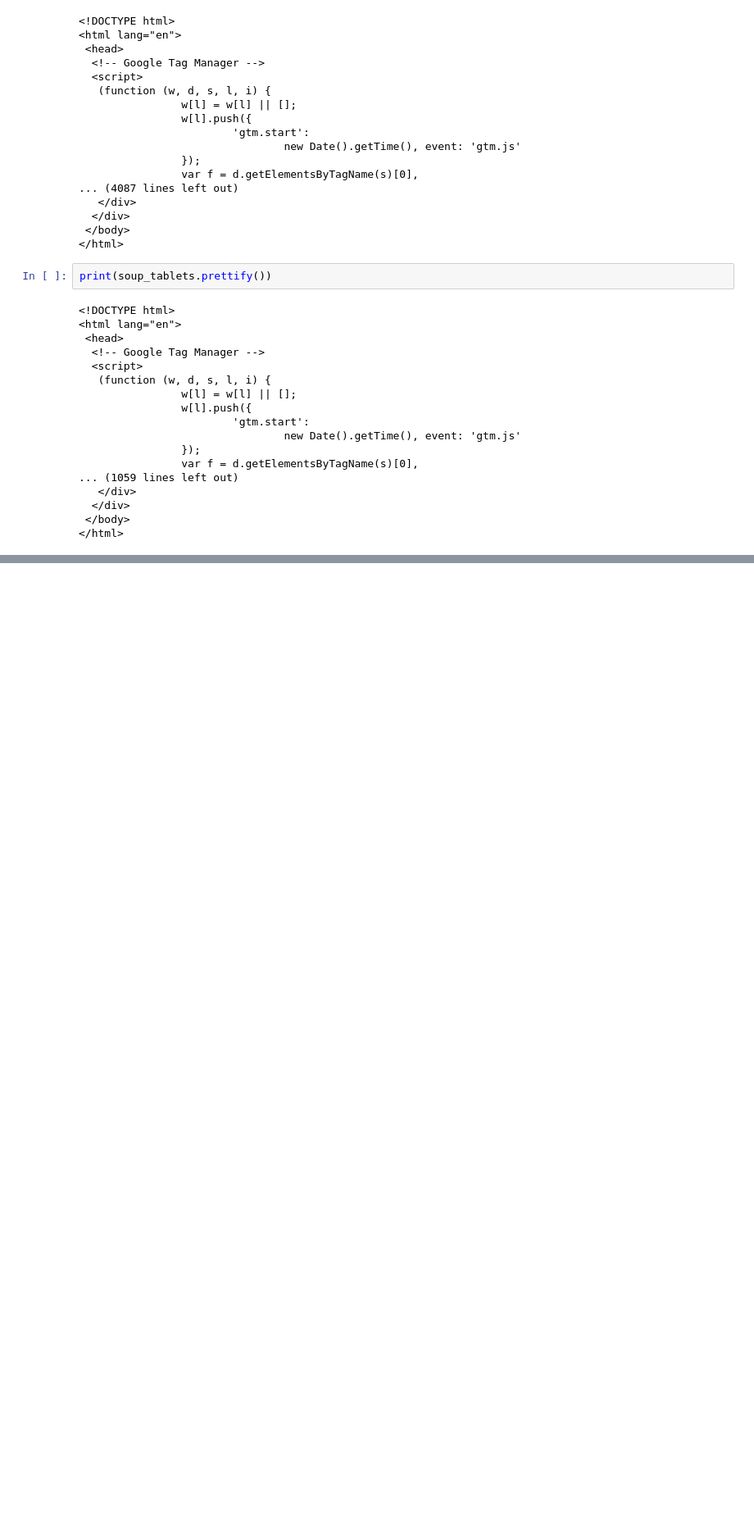
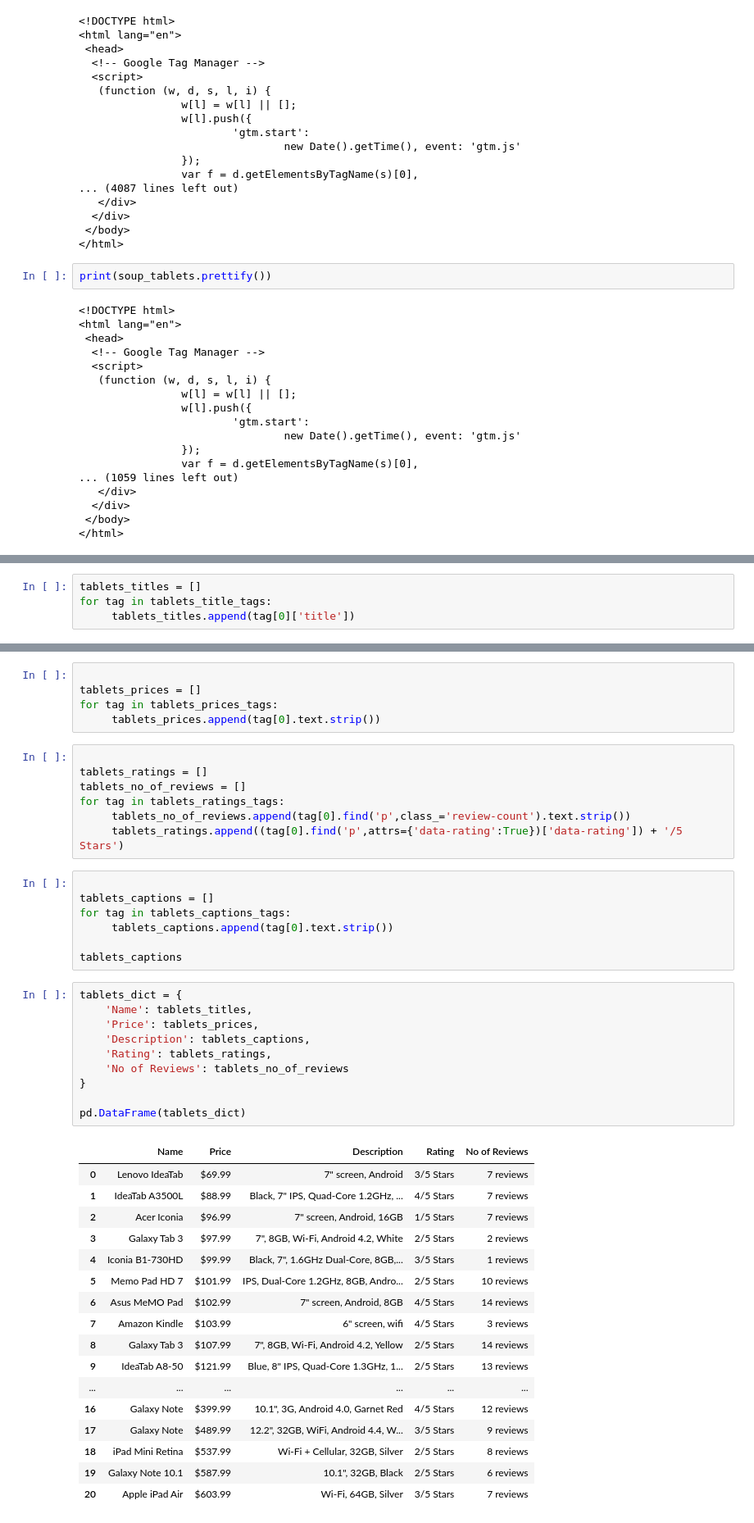
Before and after one commit to chiragooner/WebScraping, a Jupyter notebook: scrape.ipynb, the cells around one changed output, grey strips where cells are left out. Shown at 82% size. Saved outputs shown, nothing was run; the diff lists cells and outputs as text; blank space fills up the shorter version.

```diff
--- a/scrape.ipynb
+++ b/scrape.ipynb
@@ -246,0 +285,4 @@ laptops_title_tags
+# %%
+tablets_titles = []
+for tag in tablets_title_tags:
+     tablets_titles.append(tag[0]['title'])
@@ -246,0 +307,47 @@ laptops_title_tags
+# %%
+
+tablets_prices = []
+for tag in tablets_prices_tags:
+     tablets_prices.append(tag[0].text.strip())
+# %%
+
+tablets_ratings = []
+tablets_no_of_reviews = []
+for tag in tablets_ratings_tags:
+     tablets_no_of_reviews.append(tag[0].find('p',class_='review-count').text.strip())
+     tablets_ratings.append((tag[0].find('p',attrs={'data-rating':True})['data-rating']) + '/5 Stars')
+# %%
+
+tablets_captions = []
+for tag in tablets_captions_tags:
+     tablets_captions.append(tag[0].text.strip())
+
+tablets_captions
+# %%
+tablets_dict = {
+    'Name': tablets_titles,
+    'Price': tablets_prices,
+    'Description': tablets_captions,
+    'Rating': tablets_ratings,
+    'No of Reviews': tablets_no_of_reviews
+}
+
+pd.DataFrame(tablets_dict)
+# %% [output]
+|  | Name | Price | Description | Rating | No of Reviews |
+| 0 | Lenovo IdeaTab | $69.99 | 7" screen, Android | 3/5 Stars | 7 reviews |
+| 1 | IdeaTab A3500L | $88.99 | Black, 7" IPS, Quad-Core 1.2GHz, ... | 4/5 Stars | 7 reviews |
+| 2 | Acer Iconia | $96.99 | 7" screen, Android, 16GB | 1/5 Stars | 7 reviews |
+| 3 | Galaxy Tab 3 | $97.99 | 7", 8GB, Wi-Fi, Android 4.2, White | 2/5 Stars | 2 reviews |
+| 4 | Iconia B1-730HD | $99.99 | Black, 7", 1.6GHz Dual-Core, 8GB,... | 3/5 Stars | 1 reviews |
+| 5 | Memo Pad HD 7 | $101.99 | IPS, Dual-Core 1.2GHz, 8GB, Andro... | 2/5 Stars | 10 reviews |
+| 6 | Asus MeMO Pad | $102.99 | 7" screen, Android, 8GB | 4/5 Stars | 14 reviews |
+| 7 | Amazon Kindle | $103.99 | 6" screen, wifi | 4/5 Stars | 3 reviews |
+| 8 | Galaxy Tab 3 | $107.99 | 7", 8GB, Wi-Fi, Android 4.2, Yellow | 2/5 Stars | 14 reviews |
+| 9 | IdeaTab A8-50 | $121.99 | Blue, 8" IPS, Quad-Core 1.3GHz, 1... | 2/5 Stars | 13 reviews |
+| ... | ... | ... | ... | ... | ... |
+| 16 | Galaxy Note | $399.99 | 10.1", 3G, Android 4.0, Garnet Red | 4/5 Stars | 12 reviews |
+| 17 | Galaxy Note | $489.99 | 12.2", 32GB, WiFi, Android 4.4, W... | 3/5 Stars | 9 reviews |
+| 18 | iPad Mini Retina | $537.99 | Wi-Fi + Cellular, 32GB, Silver | 2/5 Stars | 8 reviews |
+| 19 | Galaxy Note 10.1 | $587.99 | 10.1", 32GB, Black | 2/5 Stars | 6 reviews |
+| 20 | Apple iPad Air | $603.99 | Wi-Fi, 64GB, Silver | 3/5 Stars | 7 reviews |
```
Also changed, not shown: parts of 10 cells of this notebook.
